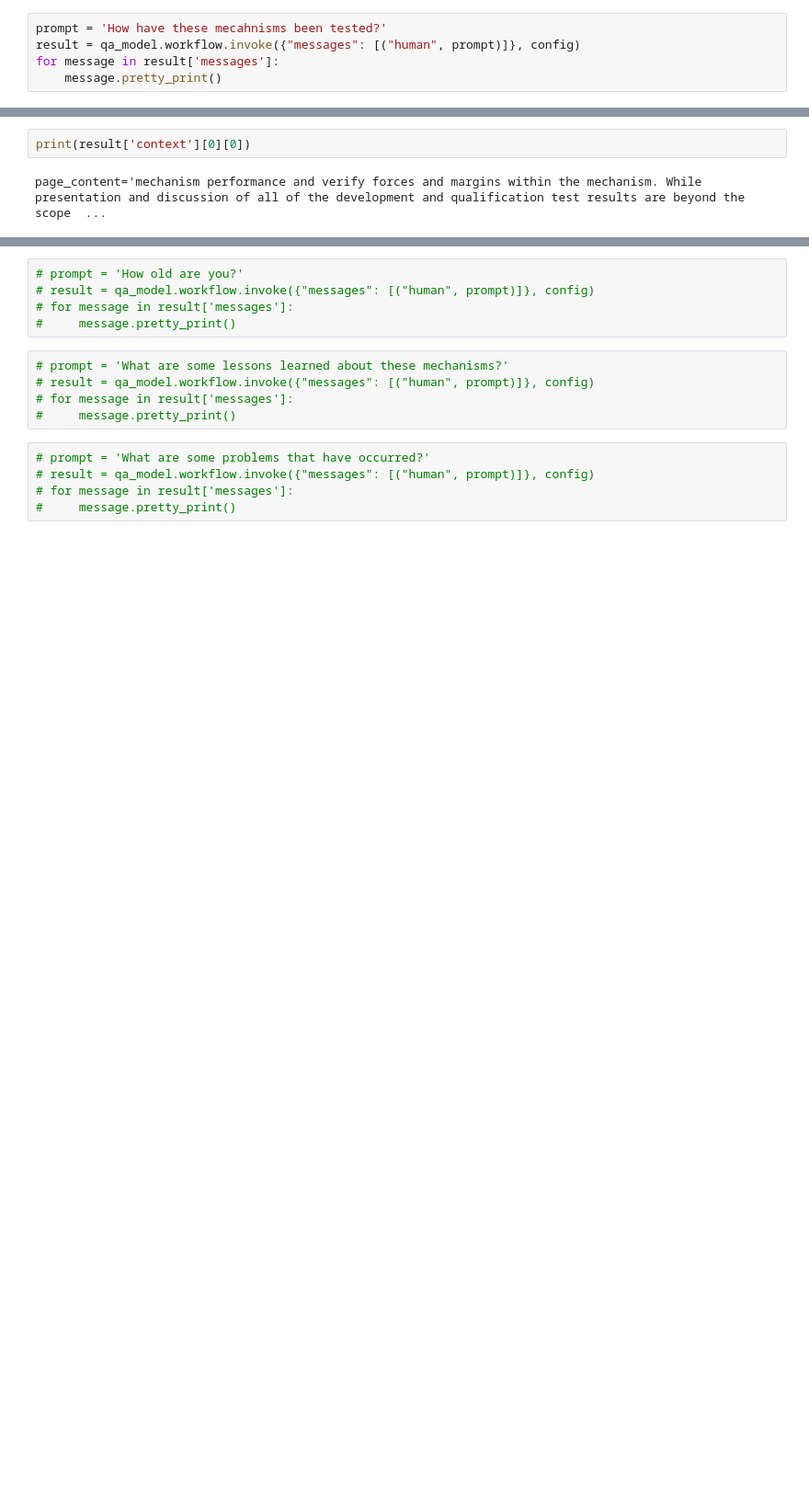
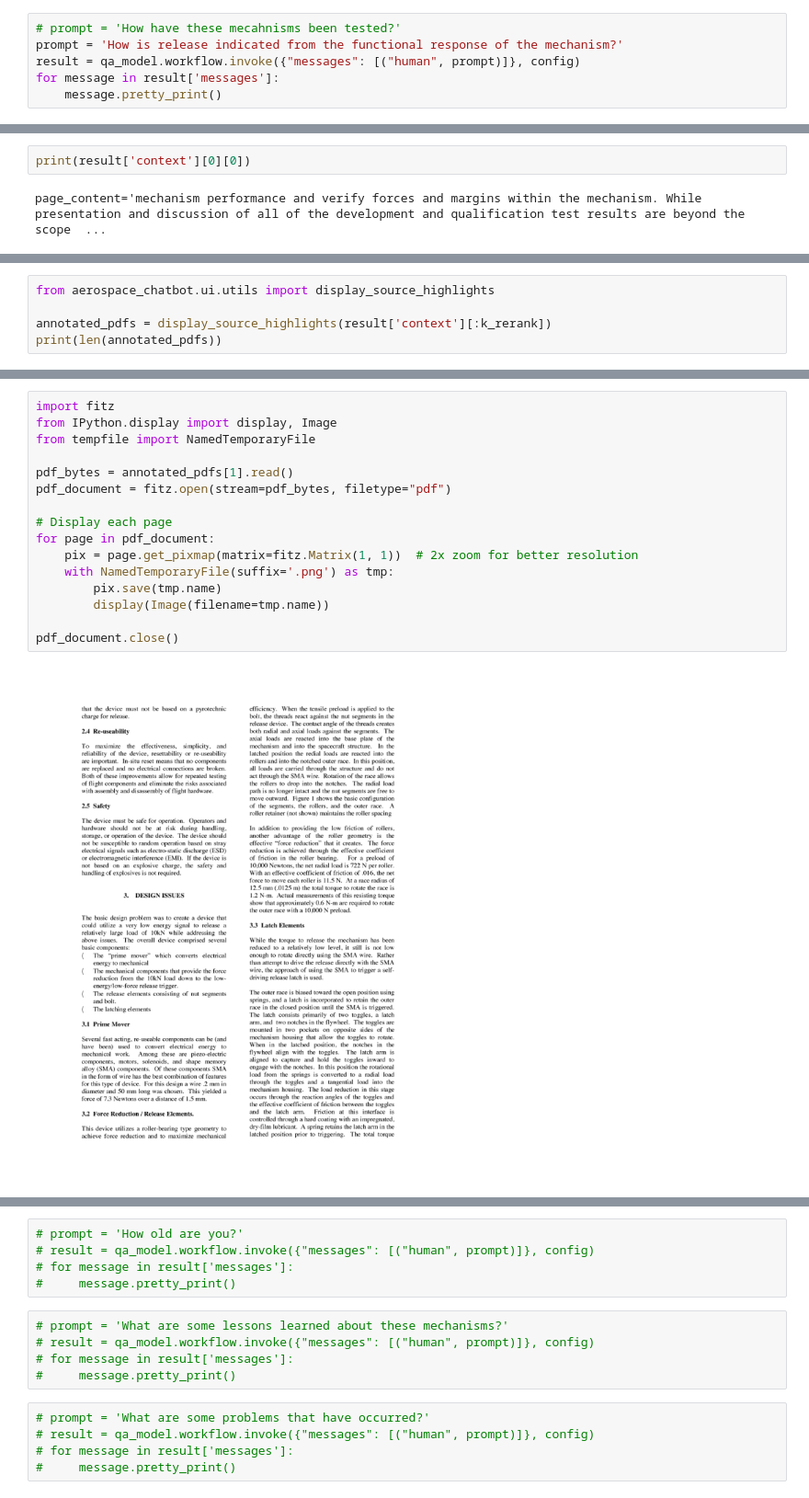
Before and after one commit to dan-s-mueller/aerospace_chatbot, a Jupyter notebook: notebooks/langgraph.ipynb, the cells around one changed output, grey strips where cells are left out. Shown at 92% size. Saved outputs shown, nothing was run; the diff lists cells and outputs as text; blank space fills up the shorter version.

```diff
--- a/notebooks/langgraph.ipynb
+++ b/notebooks/langgraph.ipynb
@@ -593,7 +593,8 @@ My name is Dan. Please tell me about some interesting mecanism designs.
 
 One interesting mechanism design is the Multipurpose Holddown and Release Mechanism (MHRM) developed by Fokker Space. This mechanism is designed to utilize a very low energy signal to release a relati ...
 # %%
-prompt = 'How have these mecahnisms been tested?'
+# prompt = 'How have these mecahnisms been tested?'
+prompt = 'How is release indicated from the functional response of the mechanism?'
 result = qa_model.workflow.invoke({"messages": [("human", prompt)]}, config)
 for message in result['messages']:
     message.pretty_print()
@@ -668,0 +673,5 @@ orig_elements[0]['metadata']['page_number']
+# %%
+from aerospace_chatbot.ui.utils import display_source_highlights
+
+annotated_pdfs = display_source_highlights(result['context'][:k_rerank])
+print(len(annotated_pdfs))
@@ -668,0 +698,18 @@ orig_elements[0]['metadata']['page_number']
+# %%
+import fitz
+from IPython.display import display, Image
+from tempfile import NamedTemporaryFile
+
+pdf_bytes = annotated_pdfs[1].read()
+pdf_document = fitz.open(stream=pdf_bytes, filetype="pdf")
+
+# Display each page
+for page in pdf_document:
+    pix = page.get_pixmap(matrix=fitz.Matrix(1, 1))  # 2x zoom for better resolution
+    with NamedTemporaryFile(suffix='.png') as tmp:
+        pix.save(tmp.name)
+        display(Image(filename=tmp.name))
+
+pdf_document.close()
+# %% [output]
+[figure, added]
```
Also changed, not shown: parts of 6 cells of this notebook, 1 other file.
